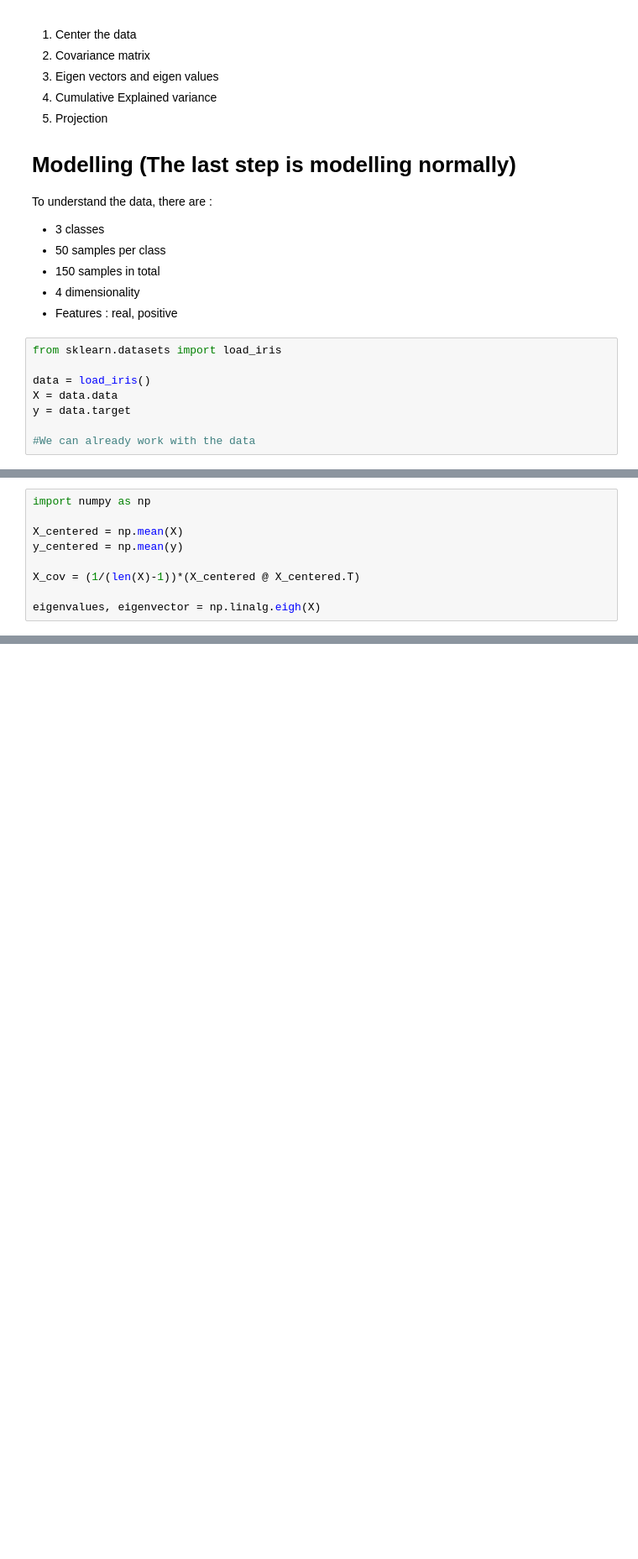
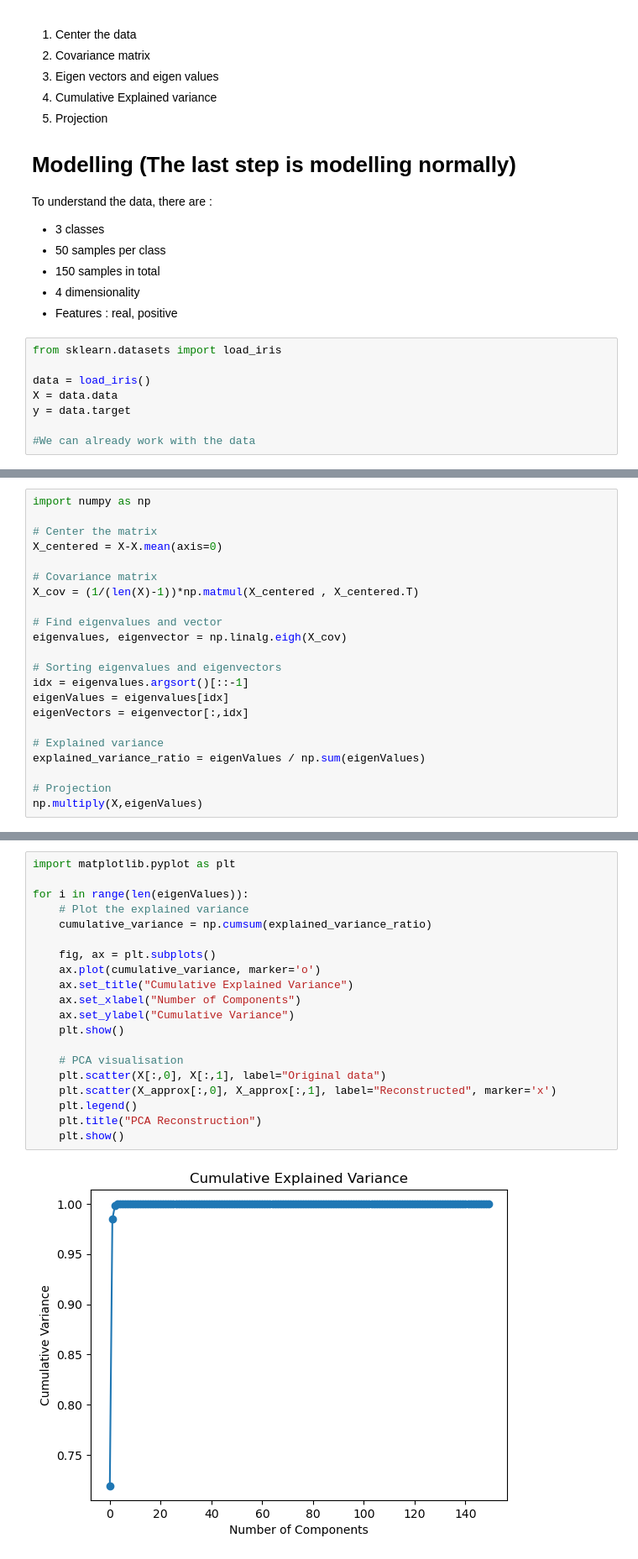
Before and after one commit to Pelitcho/Projects_Artificial_Intelligence, a Jupyter notebook: PCA/PCA_Iris_data_set.ipynb, the cells around one changed output, grey strips where cells are left out. Shown at 84% size. Saved outputs shown, nothing was run; the diff lists cells and outputs as text; blank space fills up the shorter version.

```diff
--- a/PCA/PCA_Iris_data_set.ipynb
+++ b/PCA/PCA_Iris_data_set.ipynb
@@ -35,9 +32,22 @@ y = data.target
 # %%
 import numpy as np
 
-X_centered = np.mean(X)
-y_centered = np.mean(y)
+# Center the matrix
+X_centered = X-X.mean(axis=0)
 
-X_cov = (1/(len(X)-1))*(X_centered @ X_centered.T)
+# Covariance matrix
+X_cov = (1/(len(X)-1))*np.matmul(X_centered , X_centered.T)
 
-eigenvalues, eigenvector = np.linalg.eigh(X)
+# Find eigenvalues and vector
+eigenvalues, eigenvector = np.linalg.eigh(X_cov)
+
+# Sorting eigenvalues and eigenvectors
+idx = eigenvalues.argsort()[::-1]
+eigenValues = eigenvalues[idx]
+eigenVectors = eigenvector[:,idx]
+
+# Explained variance
+explained_variance_ratio = eigenValues / np.sum(eigenValues)
+
+# Projection
+np.multiply(X,eigenValues)
@@ -61,0 +61,22 @@ array([[5.1, 3.5, 1.4, 0.2],
+# %%
+import matplotlib.pyplot as plt
+
+for i in range(len(eigenValues)):
+    # Plot the explained variance
+    cumulative_variance = np.cumsum(explained_variance_ratio)
+
+    fig, ax = plt.subplots()
+    ax.plot(cumulative_variance, marker='o')
+    ax.set_title("Cumulative Explained Variance")
+    ax.set_xlabel("Number of Components")
+    ax.set_ylabel("Cumulative Variance")
+    plt.show()
+
+    # PCA visualisation
+    plt.scatter(X[:,0], X[:,1], label="Original data")
+    plt.scatter(X_approx[:,0], X_approx[:,1], label="Reconstructed", marker='x')
+    plt.legend()
+    plt.title("PCA Reconstruction")
+    plt.show()
+# %% [output]
+[figure, added]
```
Also changed, not shown: parts of 6 cells of this notebook, 17 other files.
